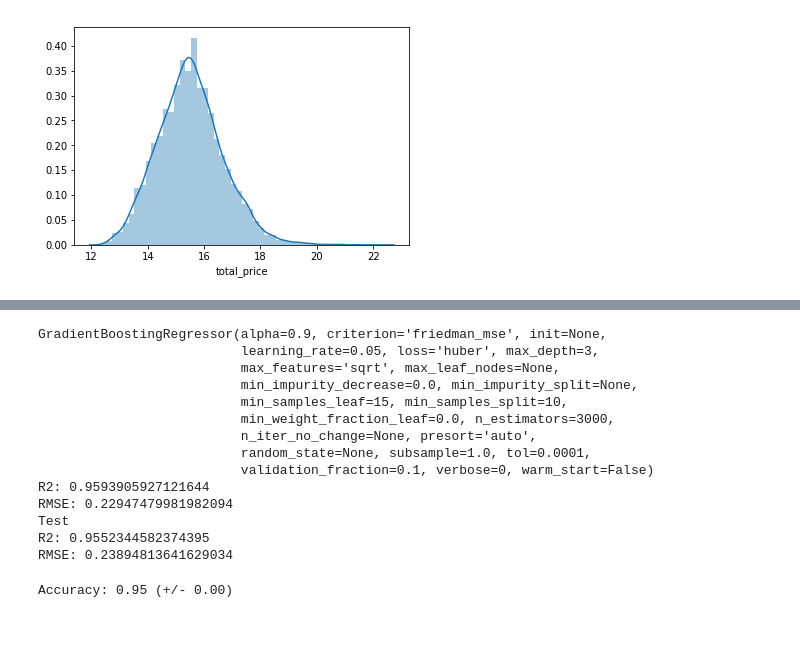
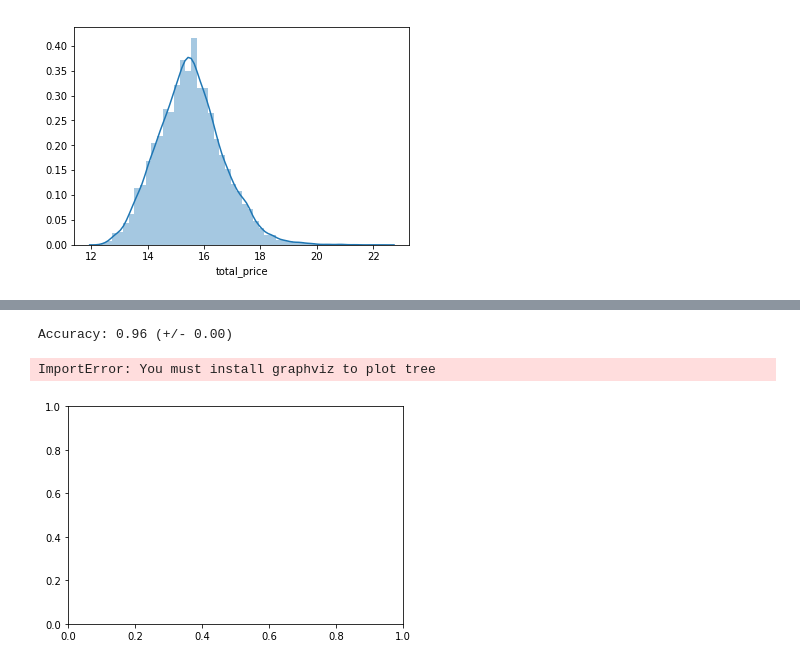
Before and after one commit to simon0987/Tbrain_contest, a Jupyter notebook: house_price.ipynb, the cells around one changed output, grey strips where cells are left out. Drawn from its saved outputs; the diff is of its cells as text; code cells hidden in the pictures; blank space fills up the shorter version.

Commit message:
adding image, real estate notebook

```diff
--- a/house_price.ipynb
+++ b/house_price.ipynb
@@ -113,5 +149,8 @@ XIV_index_10000
 # %%
-numeric_features = features.loc[:,['total_floor','txn_dt','building_complete_dt','parking_area','parking_price','land_area','building_area',
-                                    'village_income_median','town_population','town_area','town_population_density','master_rate','bachelor_rate','highschool_rate','jobschool_rate','junior_rate','born_rate','death_rate',
-                                    'marriage_rate','divorce_rate']]
-numeric_features_standardized = (numeric_features - numeric_features.mean())/numeric_features.std()
+# numeric_features = features.loc[:,['total_floor','txn_dt','building_complete_dt','parking_area','parking_price','land_area','building_area',
+#                                     'village_income_median','town_population','town_area','town_population_density','master_rate','bachelor_rate','highschool_rate','jobschool_rate','junior_rate','born_rate','death_rate',
+#                                     'marriage_rate','divorce_rate']]
+# numeric_features_standardized = (numeric_features - numeric_features.mean())/numeric_features.std()
+features_cat.drop(['building_id'],axis = 1,inplace = True)
+features_cat = pd.get_dummies(features_cat)
+print(features_cat)
@@ -124,14 +181,16 @@ features_standardized.update(numeric_features_standardized)
 # %%
+features = pd.concat([features_num, features_cat], axis = 1)
 ### Splitting features
-train_features = features.loc['train'].drop('building_id', axis=1).select_dtypes(include=[np.number]).values
-test_features = features.loc['test'].drop('building_id', axis=1).select_dtypes(include=[np.number]).values
+train_features = features.loc['train'].select_dtypes(include=[np.number]).values
+test_features = features.loc['test'].select_dtypes(include=[np.number]).values
 
 ### Splitting standardized features
-train_features_st = features_standardized.loc['train'].drop('building_id', axis=1).select_dtypes(include=[np.number]).values
-test_features_st = features_standardized.loc['test'].drop('building_id', axis=1).select_dtypes(include=[np.number]).values
+# train_features_st = features_standardized.loc['train'].drop('building_id', axis=1).select_dtypes(include=[np.number]).values
+# test_features_st = features_standardized.loc['test'].drop('building_id', axis=1).select_dtypes(include=[np.number]).values
 # %%
 ### Shuffling train sets
-train_features_st, train_features, train_labels = shuffle(train_features_st, train_features, train_labels, random_state = 5)
+# train_features_st, train_features, train_labels = shuffle(train_features_st, train_features, train_labels, random_state = 5)
+train_features, train_labels = shuffle(train_features, train_labels, random_state = 5)
 # %%
 ### Splitting
 x_train, x_test, y_train, y_test = train_test_split(train_features, train_labels, test_size=0.1, random_state=200)
@@ -144,31 +203,28 @@ x_train_st, x_test_st, y_train_st, y_test_st = train_test_split(train_features_s
 # scores = cross_val_score(ENSTest, train_features_st, train_labels, cv=5)
 # print("Accuracy: %0.2f (+/- %0.2f)" % (scores.mean(), scores.std() * 2))
 # %%
-GBest = ensemble.GradientBoostingRegressor(n_estimators=3000, learning_rate=0.05, max_depth=3, max_features='sqrt',
-                                               min_samples_leaf=15, min_samples_split=10, loss='huber').fit(x_train, y_train)
-train_test(GBest, x_train, x_test, y_train, y_test)
+import xgboost as xgb
+# GBest = ensemble.GradientBoostingRegressor(n_estimators=3000, learning_rate=0.05, max_depth=3, max_features='sqrt',
+#                                                min_samples_leaf=15, min_samples_split=10, loss='huber').fit(x_train, y_train)
+model_xgb = xgb.XGBRegressor(colsample_bytree=0.4603, gamma=0.0468,
+                             learning_rate=0.05, max_depth=3,
+                             min_child_weight=1.7817, n_estimators=2200,
+                             reg_alpha=0.4640, reg_lambda=0.8571,
+                             subsample=0.5213, silent=1,
+                             random_state =7, nthread = -1)
+# train_test(GBest, x_train_st, x_test_st, y_train_st, y_test_st)
-# %% [output]
-GradientBoostingRegressor(alpha=0.9, criterion='friedman_mse', init=None,
-                          learning_rate=0.05, loss='huber', max_depth=3,
-                          max_features='sqrt', max_leaf_nodes=None,
-                          min_impurity_decrease=0.0, min_impurity_split=None,
-                          min_samples_leaf=15, min_samples_split=10,
-                          min_weight_fraction_leaf=0.0, n_estimators=3000,
-                          n_iter_no_change=None, presort='auto',
-                          random_state=None, subsample=1.0, tol=0.0001,
-                          validation_fraction=0.1, verbose=0, warm_start=False)
-R2: 0.9593905927121644
-RMSE: 0.22947479981982094
-Test
-R2: 0.9552344582374395
-RMSE: 0.23894813641629034
 # %%
 # Average R2 score and standart deviation of 5-fold cross-validation
-scores = cross_val_score(GBest, train_features_st, train_labels, cv=5)
+scores = cross_val_score(model_xgb, train_features, train_labels, cv=5)
 print("Accuracy: %0.2f (+/- %0.2f)" % (scores.mean(), scores.std() * 2))
 # %% [output]
-Accuracy: 0.95 (+/- 0.00)
+Accuracy: 0.96 (+/- 0.00)
 # %%
 # Retraining models
-GB_model = GBest.fit(train_features, train_labels)
+# GB_model = GBest.fit(train_features, train_labels)
+model_xgb_model = model_xgb.fit(train_features,train_labels)
+
 # ENST_model = ENSTest.fit(train_features_st, train_labels)
+# %% [output]
+ImportError: You must install graphviz to plot tree
+[figure, added]
```
Also changed, not shown: parts of 14 cells of this notebook, 12 other files.
